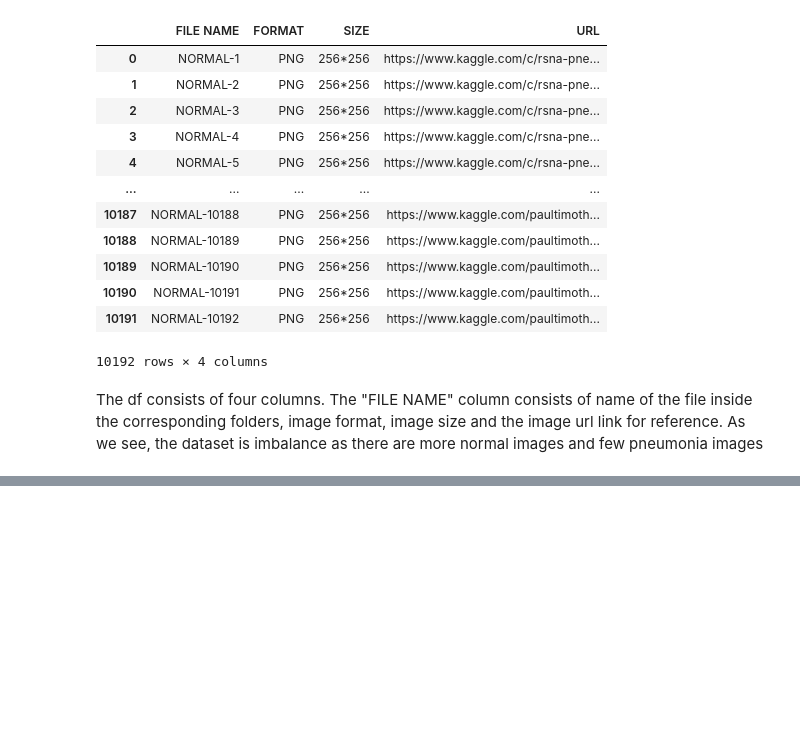
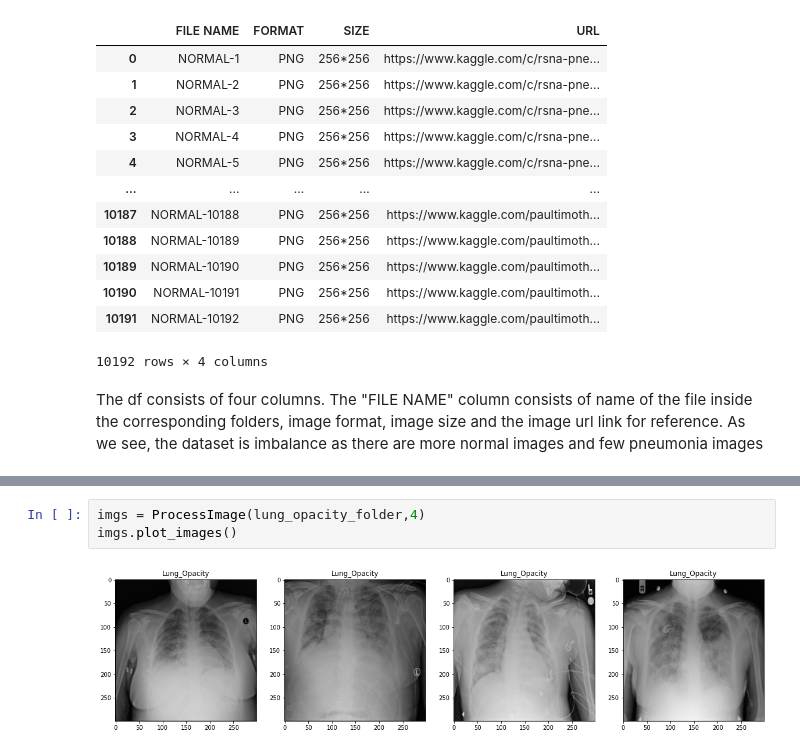
Before and after one commit to dipesh-commits/computer-vision-projects, a Jupyter notebook: COVID 19 Identification/COVID 19.ipynb, the cells around one changed output, grey strips where cells are left out. Cells and saved outputs as stored; diff of their text form; blank space fills up the shorter version.

```diff
--- a/COVID 19 Identification/COVID 19.ipynb
+++ b/COVID 19 Identification/COVID 19.ipynb
@@ -132,0 +152,5 @@ xlrd
+# %%
+imgs = ProcessImage(lung_opacity_folder,4)
+imgs.plot_images()
+# %% [output]
+[figure, added]
```
Also changed, not shown: parts of 6 cells of this notebook.
